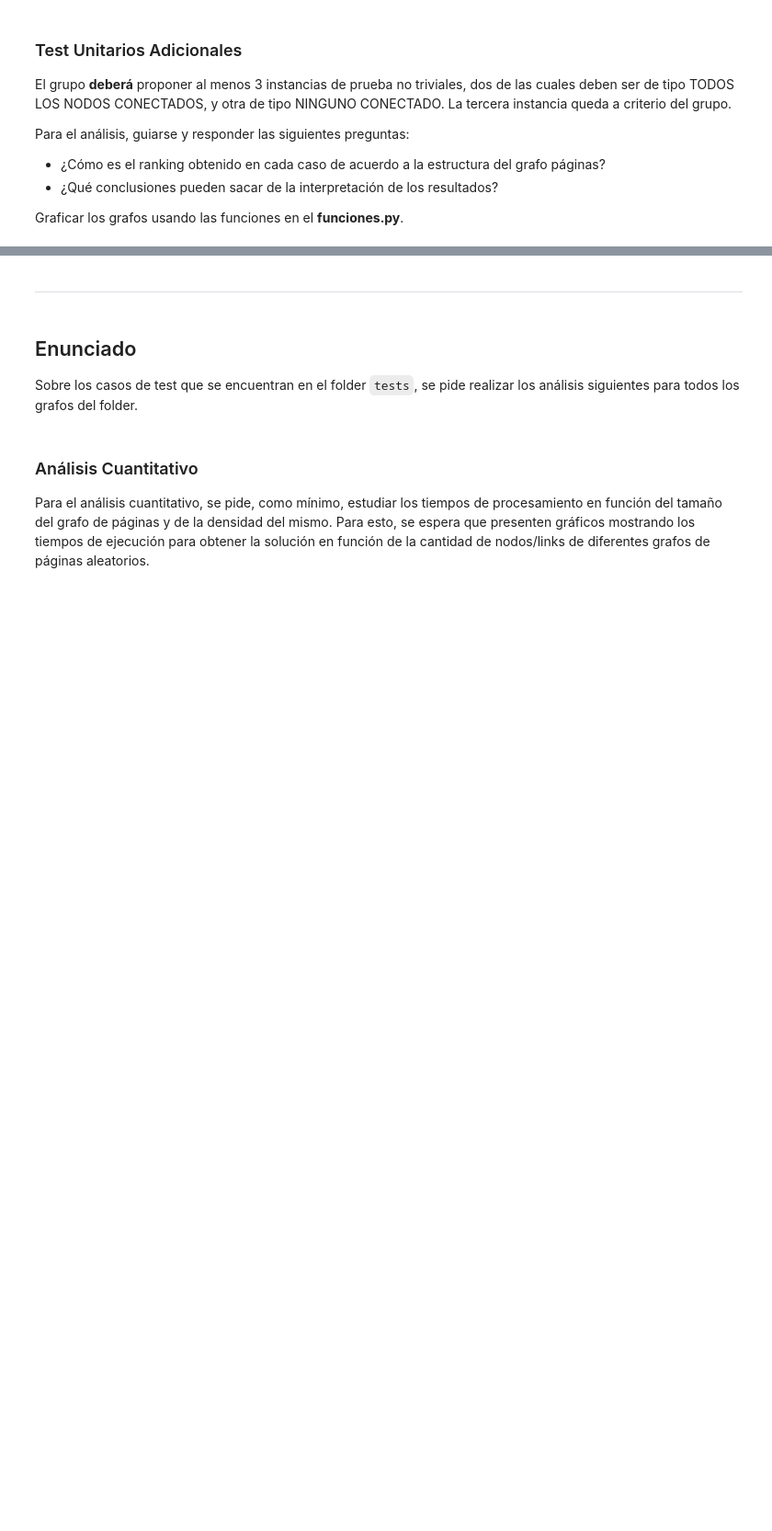
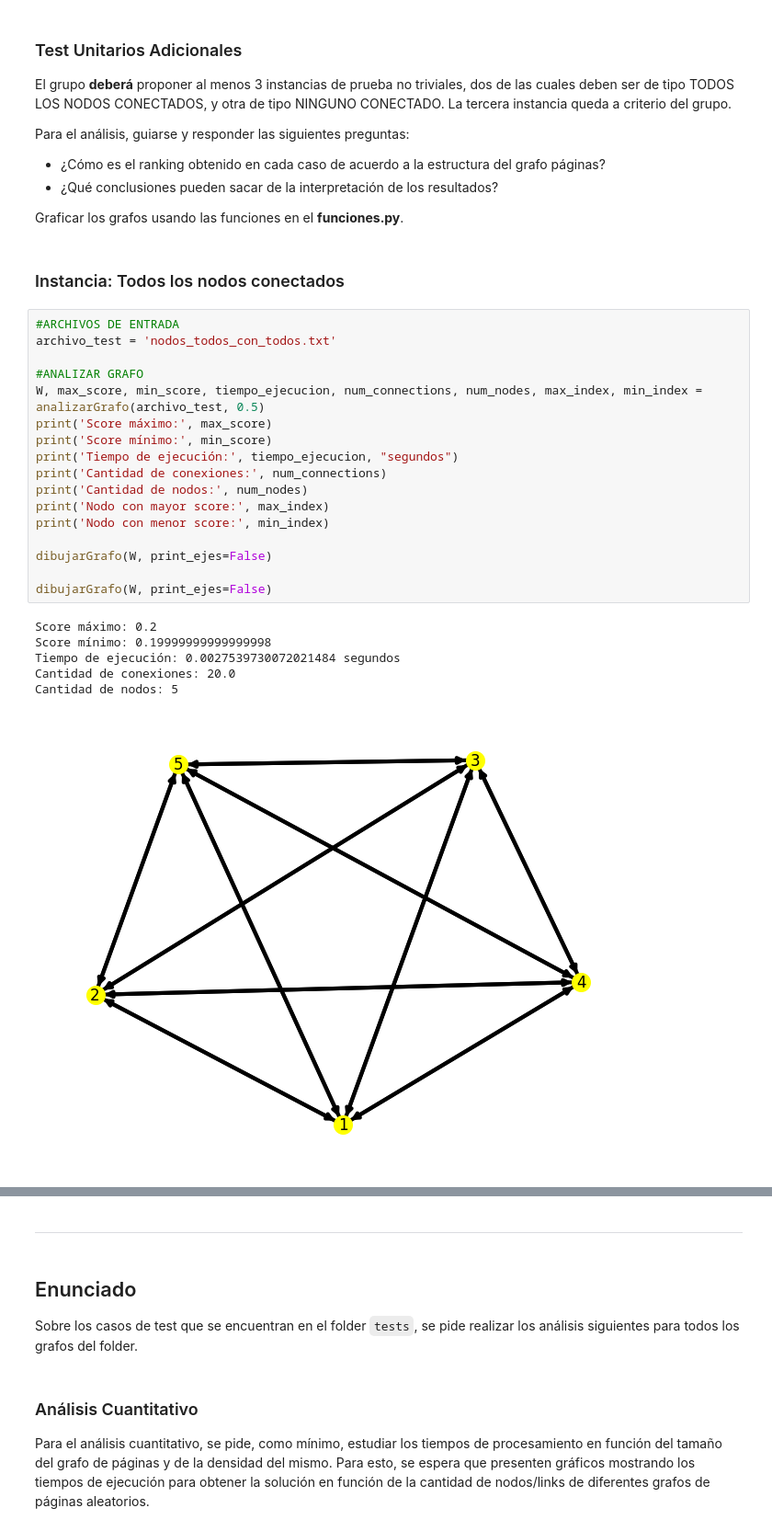
Before and after one commit to pedrobergaglio/algebra-lineal-computacional-2024, a Jupyter notebook: grupo_XX_TP1.ipynb, the cells around one changed output, grey strips where cells are left out. Shown: that part at 92% size. Cells and saved outputs as stored; diff of their text form; blank space fills up the shorter version.

```diff
--- a/grupo_XX_TP1.ipynb
+++ b/grupo_XX_TP1.ipynb
@@ -123,3 +108,29 @@ Para el análisis, guiarse y responder las siguientes preguntas:
 * ¿Qué conclusiones pueden sacar de la interpretación de los resultados?
 
 Graficar los grafos usando las funciones en el **funciones.py**.
+# %% [markdown]
+### Instancia: Todos los nodos conectados
+# %%
+#ARCHIVOS DE ENTRADA
+archivo_test = 'nodos_todos_con_todos.txt'
+
+#ANALIZAR GRAFO
+W, max_score, min_score, tiempo_ejecucion, num_connections, num_nodes, max_index, min_index = analizarGrafo(archivo_test, 0.5)
+print('Score máximo:', max_score)
+print('Score mínimo:', min_score)
+print('Tiempo de ejecución:', tiempo_ejecucion, "segundos")
+print('Cantidad de conexiones:', num_connections)
+print('Cantidad de nodos:', num_nodes)
+print('Nodo con mayor score:', max_index)
+print('Nodo con menor score:', min_index)
+
+dibujarGrafo(W, print_ejes=False)
+
+dibujarGrafo(W, print_ejes=False)
+# %% [output]
+Score máximo: 0.2
+Score mínimo: 0.19999999999999998
+Tiempo de ejecución: 0.0027539730072021484 segundos
+Cantidad de conexiones: 20.0
+Cantidad de nodos: 5
+[figure, added]
```
Also changed, not shown: parts of 15 cells of this notebook, 2 other files.
